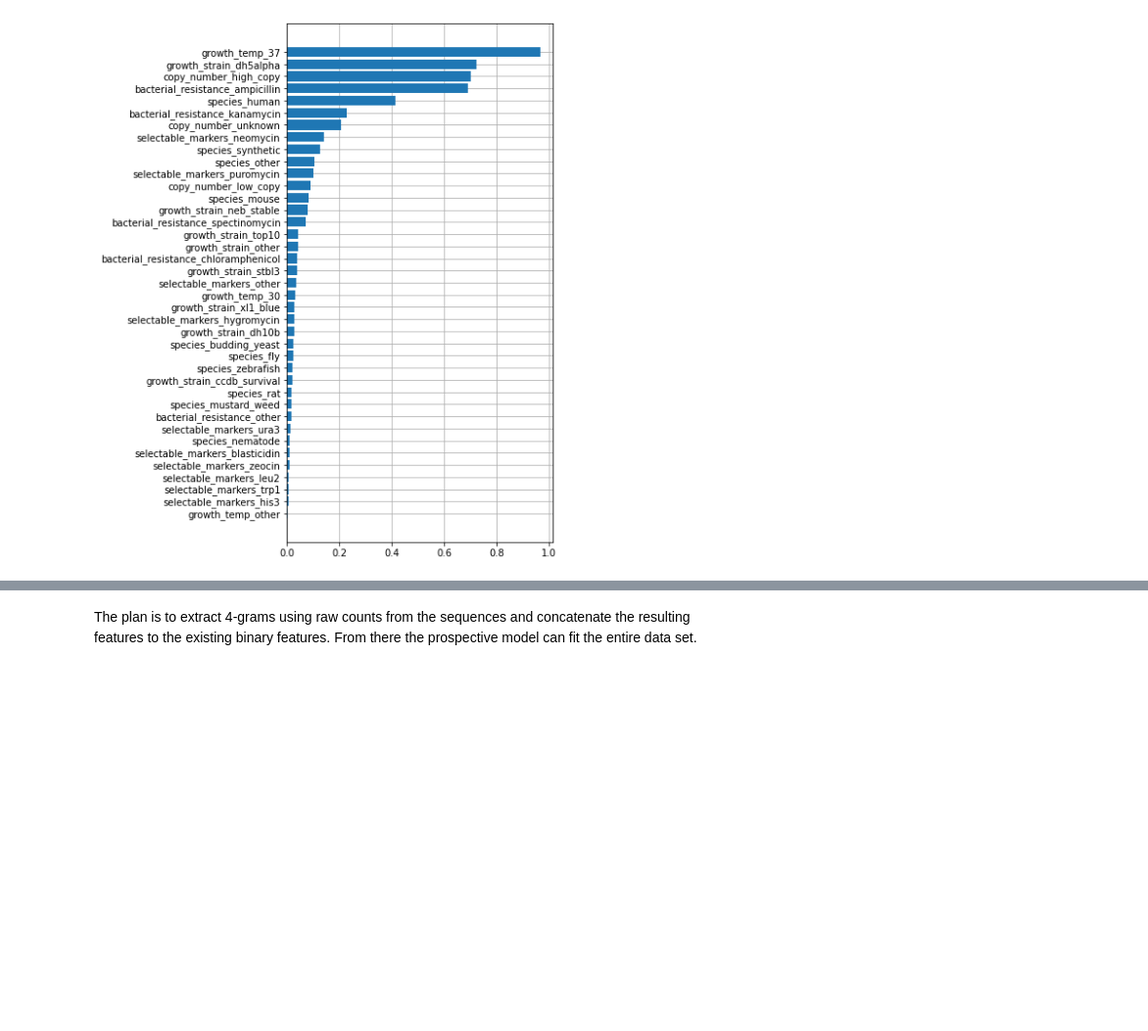
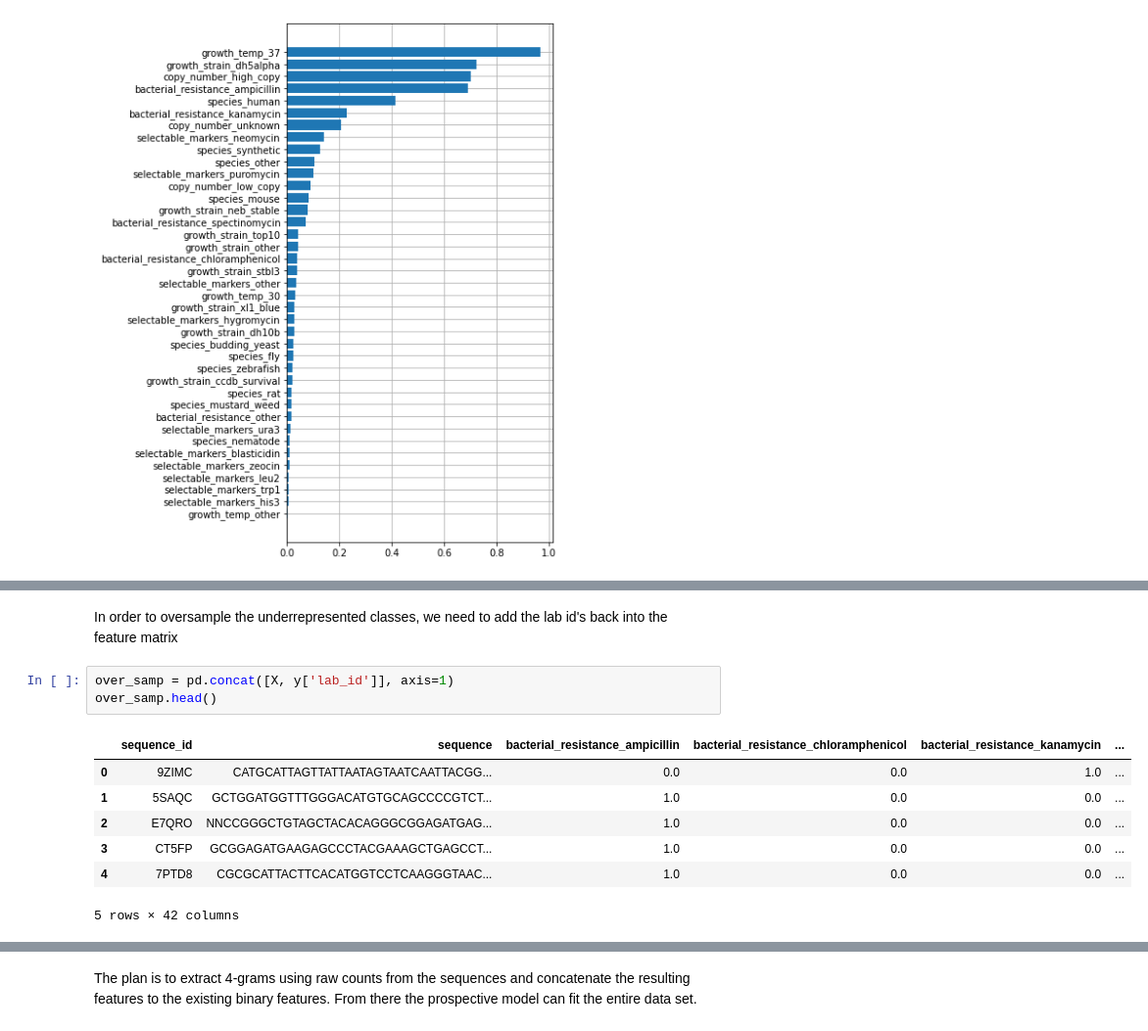
Before and after one commit to jose-marquez89/gea-challenge, a Jupyter notebook: attribution_challenge.ipynb, the cells around one changed output, grey strips where cells are left out. Shown at 98% size. Saved outputs shown, nothing was run; the diff lists cells and outputs as text; blank space fills up the shorter version.

```diff
--- a/attribution_challenge.ipynb
+++ b/attribution_challenge.ipynb
@@ -61,0 +95,13 @@ plt.show()
+# %% [markdown]
+In order to oversample the underrepresented classes, we need to add the lab id's back into the feature matrix
+# %%
+over_samp = pd.concat([X, y['lab_id']], axis=1)
+over_samp.head()
+# %% [output]
+|  | sequence_id | sequence | bacterial_resistance_ampicillin | bacterial_resistance_chloramphenicol | bacterial_resistance_kanamycin | ... |
+| 0 | 9ZIMC | CATGCATTAGTTATTAATAGTAATCAATTACGG... | 0.0 | 0.0 | 1.0 | ... |
+| 1 | 5SAQC | GCTGGATGGTTTGGGACATGTGCAGCCCCGTCT... | 1.0 | 0.0 | 0.0 | ... |
+| 2 | E7QRO | NNCCGGGCTGTAGCTACACAGGGCGGAGATGAG... | 1.0 | 0.0 | 0.0 | ... |
+| 3 | CT5FP | GCGGAGATGAAGAGCCCTACGAAAGCTGAGCCT... | 1.0 | 0.0 | 0.0 | ... |
+| 4 | 7PTD8 | CGCGCATTACTTCACATGGTCCTCAAGGGTAAC... | 1.0 | 0.0 | 0.0 | ... |
+5 rows × 42 columns
```
Also changed, not shown: parts of 28 cells of this notebook.
